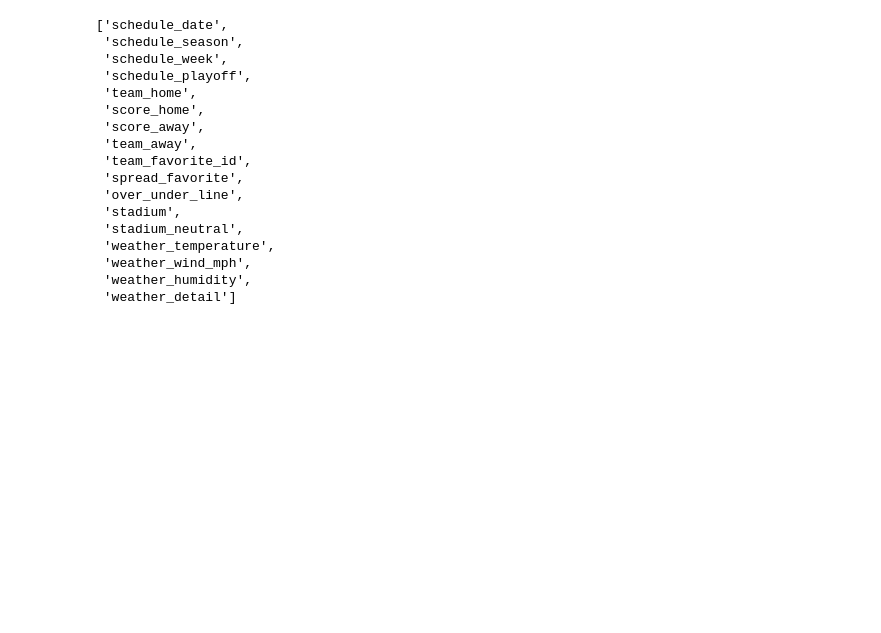
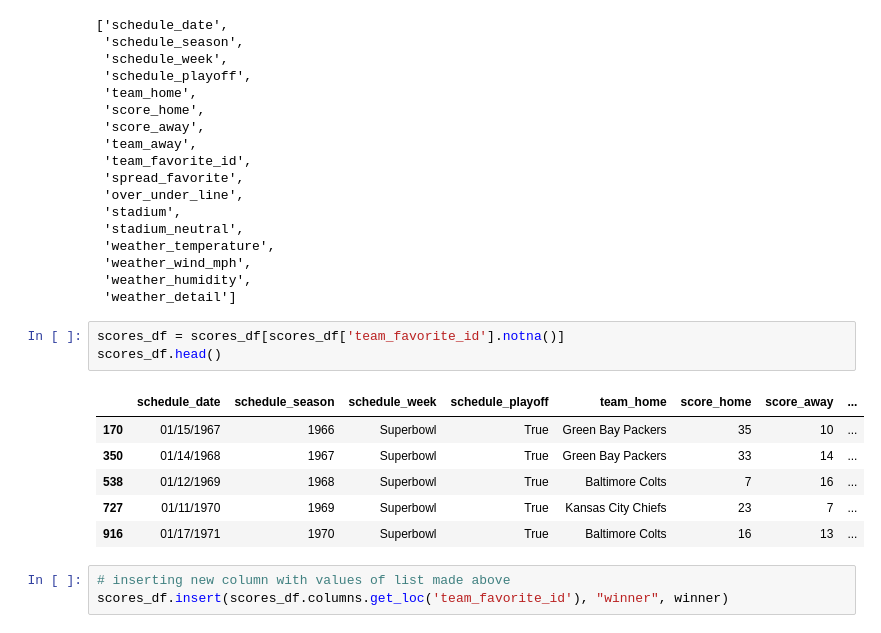
Before and after one commit to mroot9519/nfl, a Jupyter notebook: basic_research.ipynb, the cells around one changed output. Saved outputs shown, nothing was run; the diff lists cells and outputs as text; blank space fills up the shorter version.

```diff
--- a/basic_research.ipynb
+++ b/basic_research.ipynb
@@ -109,3 +109,16 @@ scores_df.columns.to_list()
  'weather_wind_mph',
  'weather_humidity',
  'weather_detail']
+# %%
+scores_df = scores_df[scores_df['team_favorite_id'].notna()]
+scores_df.head()
+# %% [output]
+|  | schedule_date | schedule_season | schedule_week | schedule_playoff | team_home | score_home | score_away | ... |
+| 170 | 01/15/1967 | 1966 | Superbowl | True | Green Bay Packers | 35 | 10 | ... |
+| 350 | 01/14/1968 | 1967 | Superbowl | True | Green Bay Packers | 33 | 14 | ... |
+| 538 | 01/12/1969 | 1968 | Superbowl | True | Baltimore Colts | 7 | 16 | ... |
+| 727 | 01/11/1970 | 1969 | Superbowl | True | Kansas City Chiefs | 23 | 7 | ... |
+| 916 | 01/17/1971 | 1970 | Superbowl | True | Baltimore Colts | 16 | 13 | ... |
+# %%
+# inserting new column with values of list made above
+scores_df.insert(scores_df.columns.get_loc('team_favorite_id'), "winner", winner)
```
Also changed, not shown: parts of 9 cells of this notebook.
